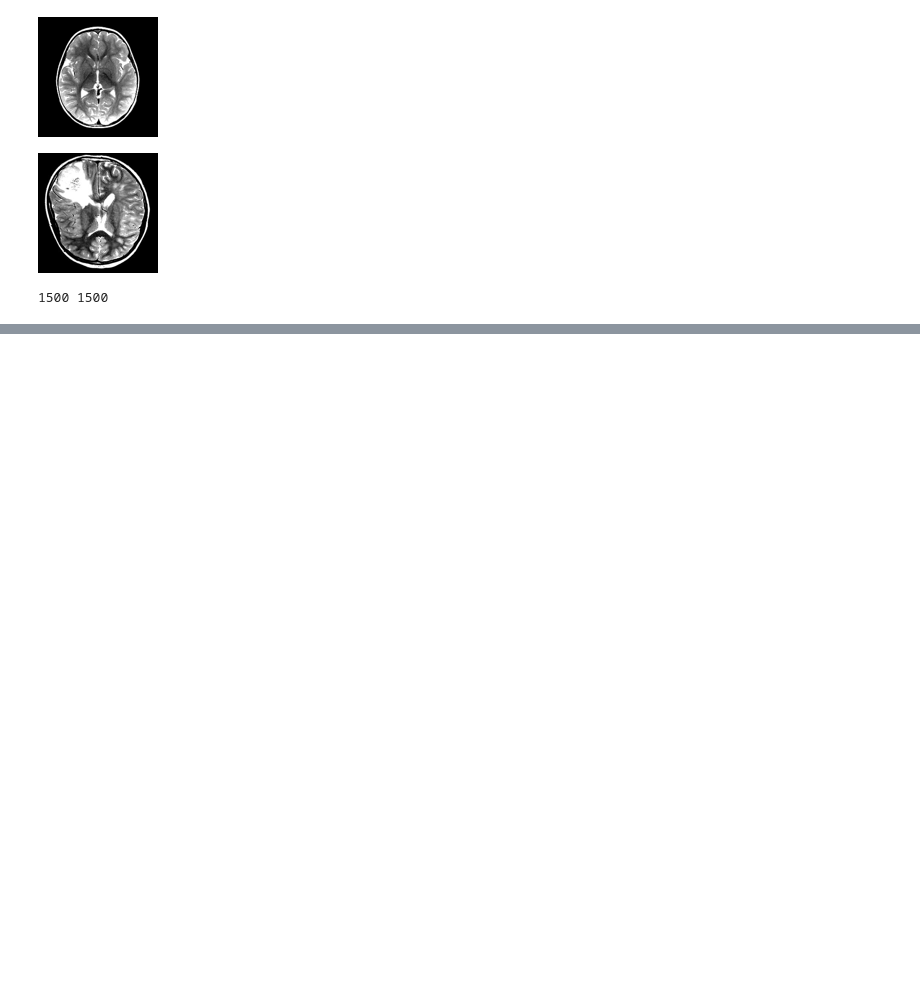
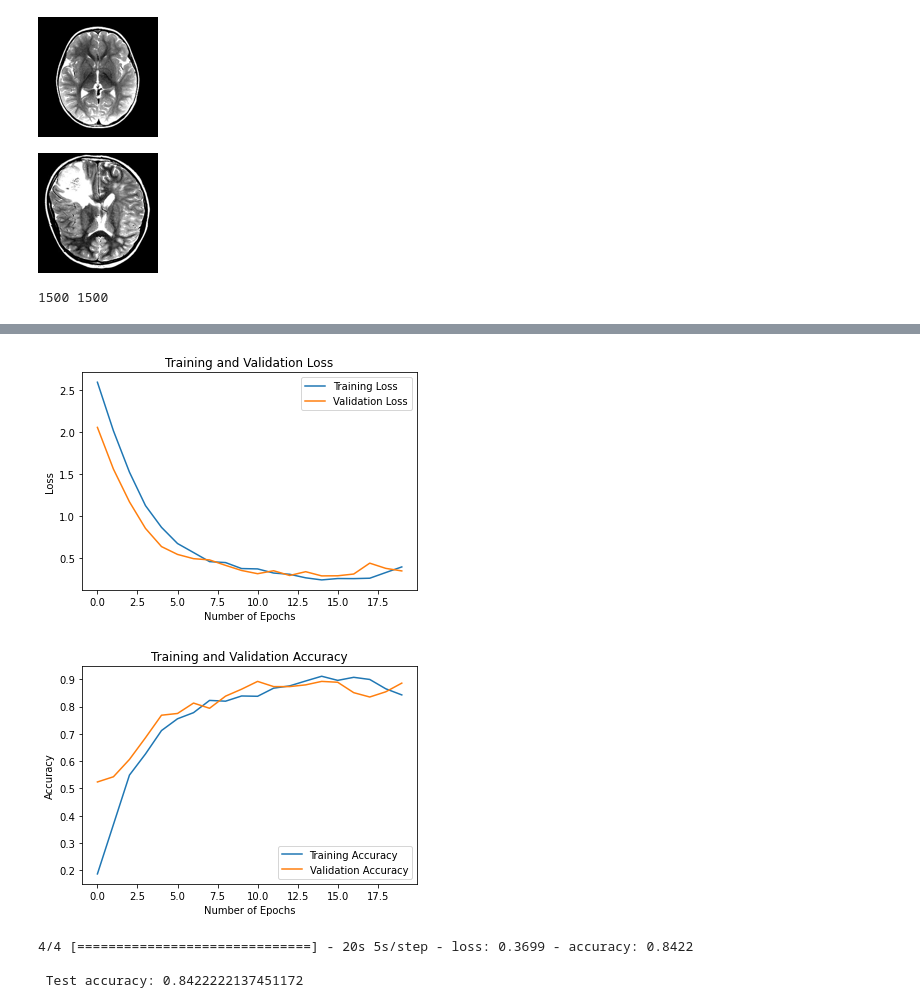
Before and after one commit to leestorm4520/DataScience_BrainTumorDetection, a Jupyter notebook: BrainTumor_model.ipynb, the cells around one changed output, grey strips where cells are left out. Cells and saved outputs as stored; diff of their text form; code cells hidden in the pictures; blank space fills up the shorter version.

```diff
--- a/BrainTumor_model.ipynb
+++ b/BrainTumor_model.ipynb
@@ -97,0 +205,5 @@ X=np.squeeze(X) #remove single-dimensional entries from the shape of X
+# %%
+#Convolutional Neural Network (Possible AlexNet or Inception(GoogLeNet) or ResNet-50)
+#decide to use Resnet-50 (Deep Learning)
+base=ResNet50(weights='imagenet', include_top=False, input_tensor=Input(shape=(200,200,3)))
+base.summary()
@@ -97,0 +276,12 @@ X=np.squeeze(X) #remove single-dimensional entries from the shape of X
+# %%
+#compile the model
+head.compile(loss='categorical_crossentropy', optimizer='adam',metrics=['accuracy'])
+# %%
+#use early stopping to exit training
+earlyStopping=EarlyStopping(monitor='val_loss', mode='min', verbose=1,patience=20)
+
+#save the model with least validation loss
+checkPoint=ModelCheckpoint(filepath="cifar10.h5", monitor="val_acc", model='max', save_best_only=True)
+# %%
+#train the model
+ResnetHistory=head.fit(x_train, y_train, batch_size=32, epochs=20,validation_split=0.15, callbacks=[checkPoint, earlyStopping], verbose=1)
@@ -97,0 +306,41 @@ X=np.squeeze(X) #remove single-dimensional entries from the shape of X
+# %%
+#Model Evaluation
+history = ResnetHistory.history
+
+trainLoss= history['loss']
+valLoss = history['val_loss']
+trainAcc = history['accuracy']
+valAcc = history['val_accuracy']
+
+# Loss
+plt.figure()
+plt.plot(trainLoss, label='Training Loss')
+plt.plot(valLoss, label='Validation Loss')
+plt.xlabel('Number of Epochs')
+plt.ylabel('Loss')
+plt.title('Training and Validation Loss')
+plt.legend()
+plt.show()
+
+# Accuracy#
+plt.figure()
+plt.plot(trainAcc, label='Training Accuracy')
+plt.plot(valAcc, label='Validation Accuracy')
+plt.xlabel('Number of Epochs')
+plt.ylabel('Accuracy')
+plt.title('Training and Validation Accuracy')
+plt.legend()
+plt.show()
+# %% [output]
+[figure, added]
+[figure, added]
+# %%
+# Evaluate the model on test set
+score=head.evaluate(x_test,y_test, batch_size=128, verbose=1)
+
+# Print test accuracy
+print('\n', 'Test accuracy:', score[1])
+# %% [output]
+4/4 [==============================] - 20s 5s/step - loss: 0.3699 - accuracy: 0.8422
+
+ Test accuracy: 0.8422222137451172
```
Also changed, not shown: parts of 26 cells of this notebook, 2 other files.
